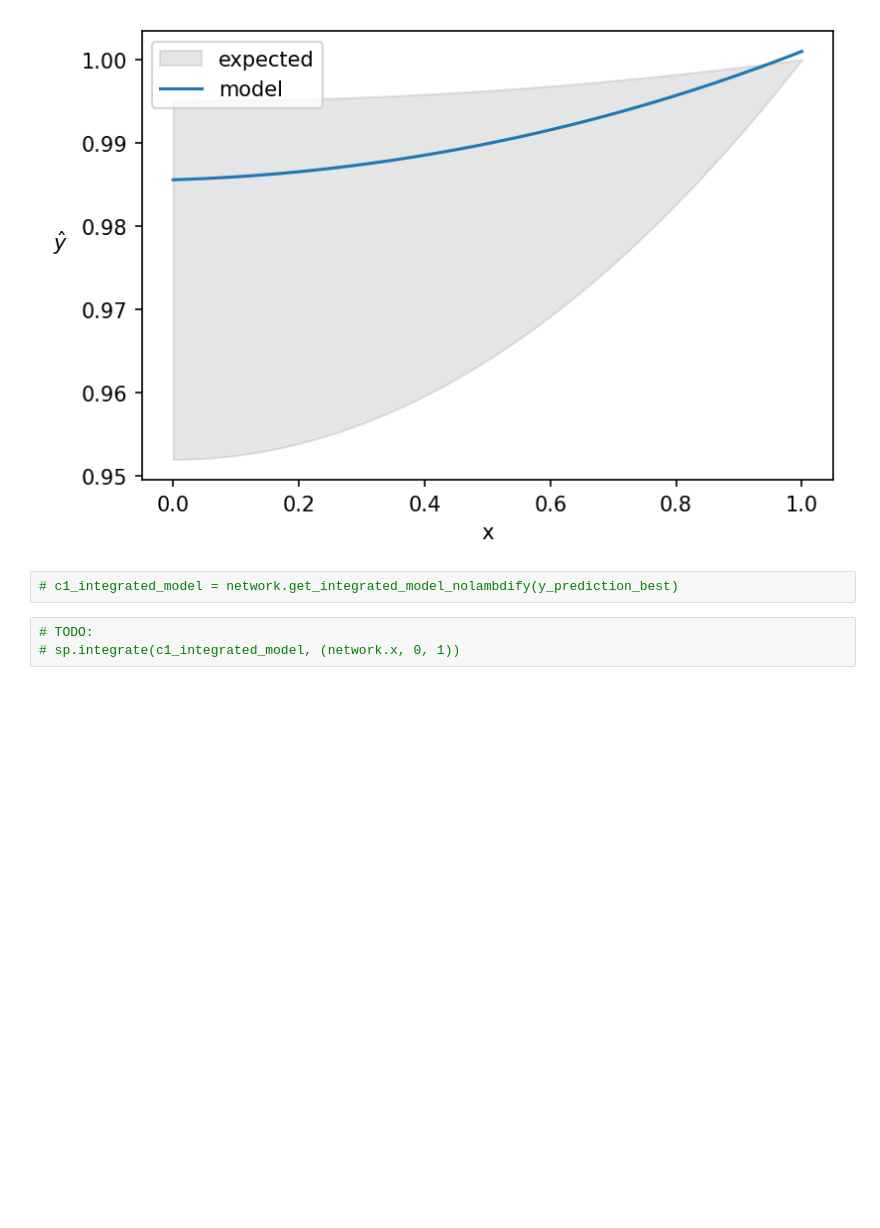
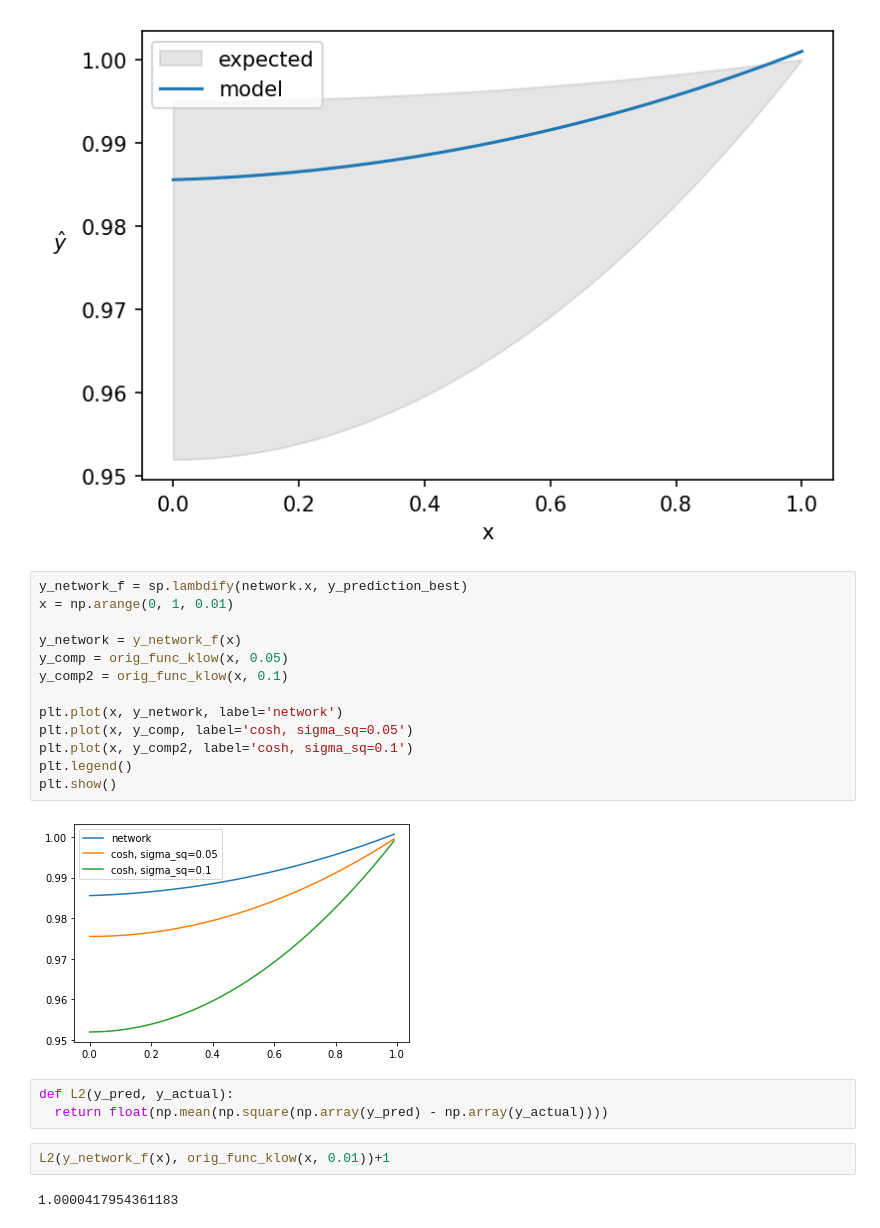
Before and after one commit to PauliusSasnauskas/sasde, a Jupyter notebook: main.ipynb, the cells around one changed output. Drawn from its saved outputs; the diff is of its cells as text; blank space fills up the shorter version.

```diff
--- a/main.ipynb
+++ b/main.ipynb
@@ -253,8 +243,25 @@ plt.ylabel('$\hat{y}$', rotation=0, labelpad=10)
 plt.show()
 # %% [output]
 [figure]
-# %%
-# c1_integrated_model = network.get_integrated_model_nolambdify(y_prediction_best)
-# %%
-# TODO:
-# sp.integrate(c1_integrated_model, (network.x, 0, 1))
+# %%
+y_network_f = sp.lambdify(network.x, y_prediction_best)
+x = np.arange(0, 1, 0.01)
+
+y_network = y_network_f(x)
+y_comp = orig_func_klow(x, 0.05)
+y_comp2 = orig_func_klow(x, 0.1)
+
+plt.plot(x, y_network, label='network')
+plt.plot(x, y_comp, label='cosh, sigma_sq=0.05')
+plt.plot(x, y_comp2, label='cosh, sigma_sq=0.1')
+plt.legend()
+plt.show()
+# %% [output]
+[figure, added]
+# %%
+def L2(y_pred, y_actual):
+  return float(np.mean(np.square(np.array(y_pred) - np.array(y_actual))))
+# %%
+L2(y_network_f(x), orig_func_klow(x, 0.01))+1
+# %% [output]
+1.0000417954361183
```
Also changed, not shown: parts of 4 cells of this notebook.
